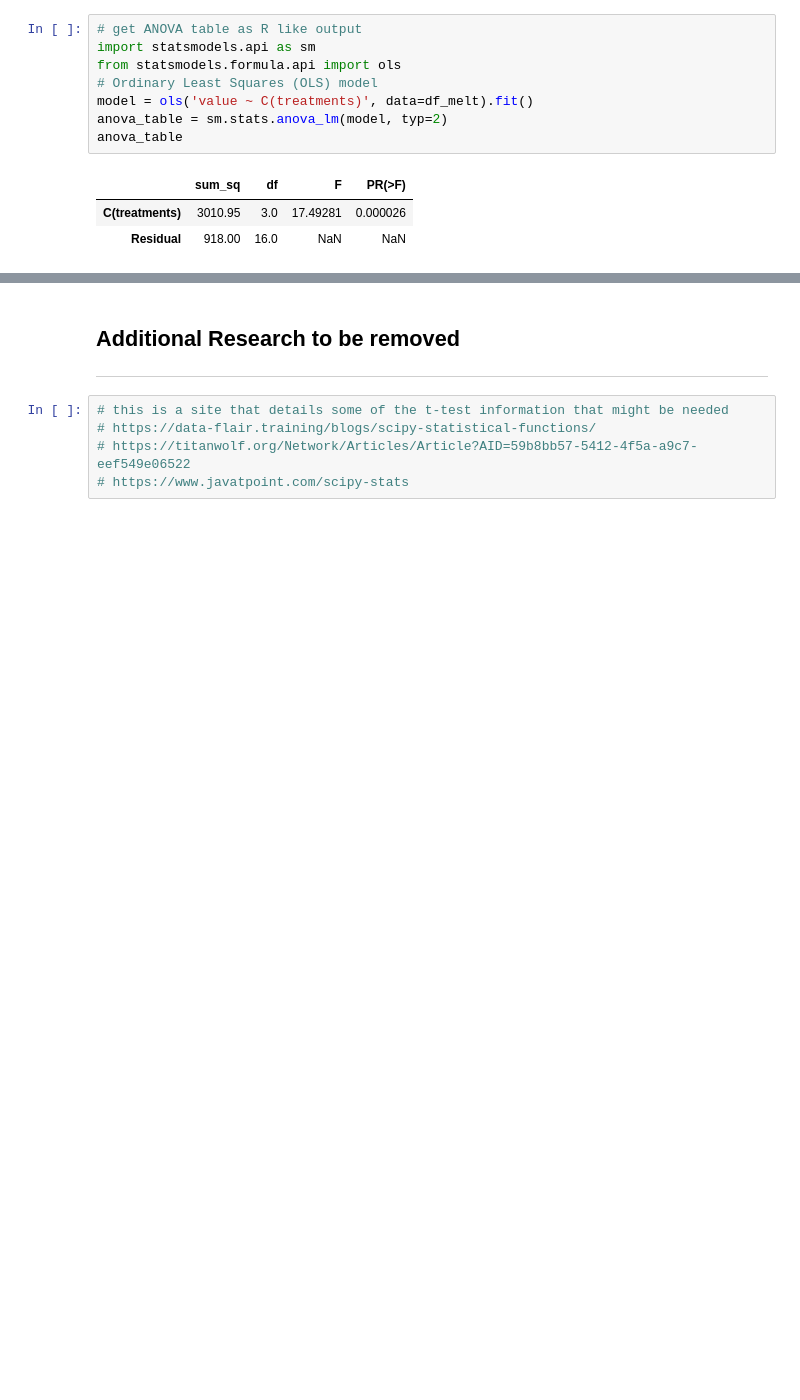
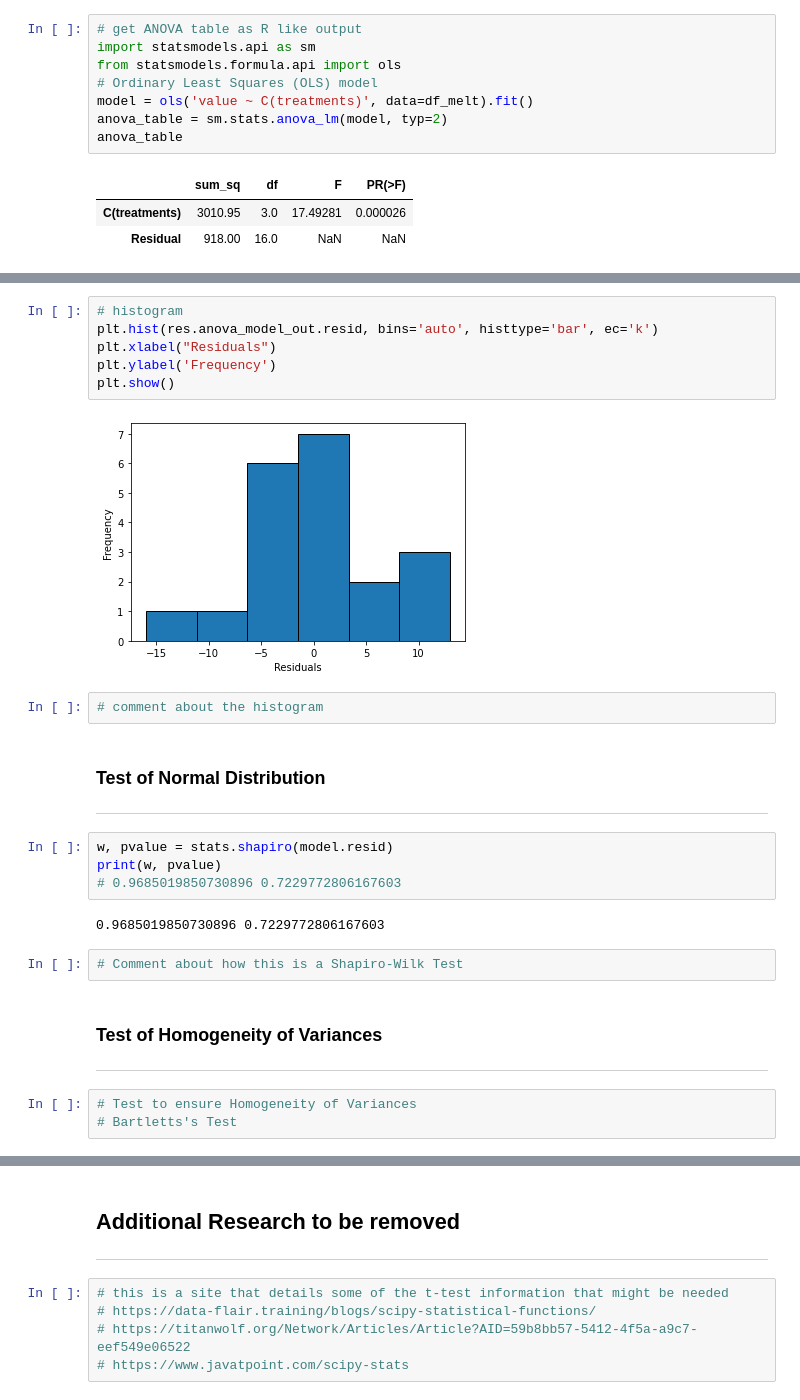
Before and after one commit to jonkavana/Machine-Learning-CA, a Jupyter notebook: scipy-stats.ipynb, the cells around one changed output, grey strips where cells are left out. Drawn from its saved outputs; the diff is of its cells as text; blank space fills up the shorter version.

```diff
--- a/scipy-stats.ipynb
+++ b/scipy-stats.ipynb
@@ -248,0 +279,27 @@ ModuleNotFoundError: No module named 'bioinfokit'
+# %%
+# histogram
+plt.hist(res.anova_model_out.resid, bins='auto', histtype='bar', ec='k')
+plt.xlabel("Residuals")
+plt.ylabel('Frequency')
+plt.show()
+# %% [output]
+[figure, added]
+# %%
+# comment about the histogram
+# %% [markdown]
+### Test of Normal Distribution
+***
+# %%
+w, pvalue = stats.shapiro(model.resid)
+print(w, pvalue)
+# 0.9685019850730896 0.7229772806167603
+# %% [output]
+0.9685019850730896 0.7229772806167603
+# %%
+# Comment about how this is a Shapiro-Wilk Test
+# %% [markdown]
+### Test of Homogeneity of Variances
+***
+# %%
+# Test to ensure Homogeneity of Variances
+# Bartletts's Test
```
Also changed, not shown: parts of 14 cells of this notebook.
